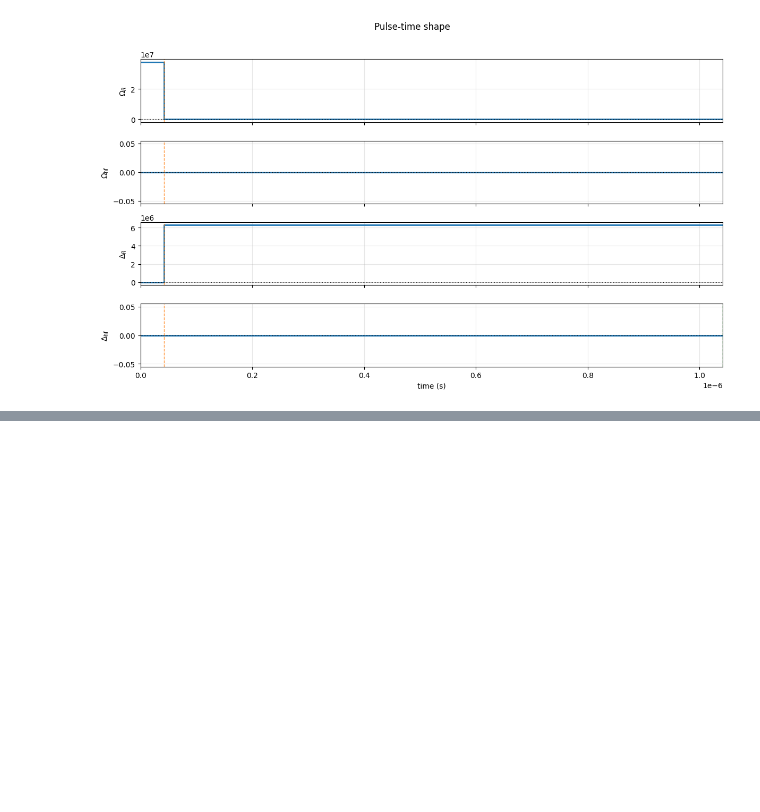
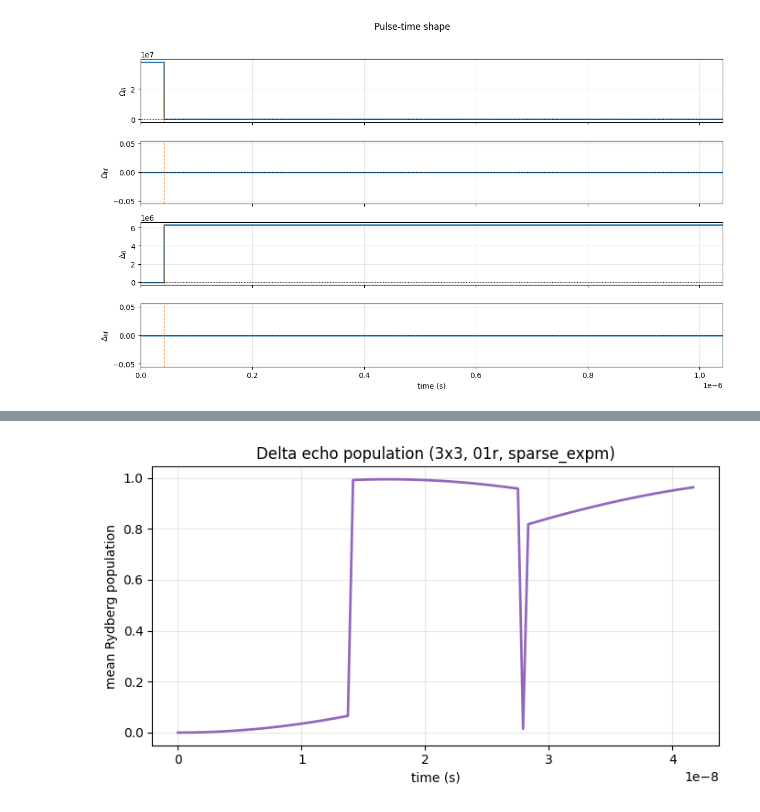
Before and after one commit to ChanceSiyuan/Ryd-gate-modeling, a Jupyter notebook: scripts/notebooks/plus_state_preparation.ipynb, the cells around one changed output, grey strips where cells are left out. Drawn from its saved outputs; the diff is of its cells as text; code cells hidden in the pictures; blank space fills up the shorter version.

```diff
--- a/scripts/notebooks/plus_state_preparation.ipynb
+++ b/scripts/notebooks/plus_state_preparation.ipynb
@@ -152,0 +314,85 @@ N=9, prep-end fidelity to (|1> - i|r>)/sqrt(2)^9: 0.9639
+# %%
+# Delta echo fidelity
+
+geom_delta = make_square_lattice( Lx,  Ly, spacing_um= spacing)
+system_delta = RydbergSystem.from_lattice(
+    geom_delta,
+    level_structure="01r",
+    interaction=InteractionSpec(C6=DEFAULT_C6, mode= echo_interaction_mode),
+    protocol=delta_echo_proto,
+    Omega=OMEGA_R,
+)
+t_eval_delta = np.linspace(0.0, delta_echo_proto._t_gate, 25)
+sim_backend = "sparse_expm"
+if sim_backend in {"tenpy", "gputn", "tn"}:
+    delta_dt = min( dt, delta_echo_proto._t_gate / max(1,  steps))
+    res_delta = simulate(
+        system_delta,
+        [],
+        "all_1",
+        backend=sim_backend,
+        backend_options={"chi_max":  chi_max, "dt": delta_dt, "svd_min": 1e-10},
+        method="tdvp",
+        t_eval=t_eval_delta,
+        observables=["n_0", "n_1", "n_i", "n_mean"],
+    )
+    spec_delta = res_delta.metadata["tn_spec"]
+    target_delta = product_superposition_mps(
+        spec_delta,
+        zero_amp=0.0,
+        ground_amp=1 / np.sqrt(2),
+        rydberg_amp=-1j / np.sqrt(2),
+    )
+    fid_delta = mps_fidelity(target_delta, res_delta.psi_final)
+    t_delta = res_delta.times
+    n_r_delta_mean = res_delta.metadata["obs"]["n_i"].mean(axis=1)
+else:
+    res_delta = simulate(
+        system_delta,
+        [],
+        "all_1",
+        backend=sim_backend,
+        backend_options={"n_steps": delta_echo_proto.n_steps},
+        t_eval=t_eval_delta,
+    )
+    target_delta = sum(
+        (-1j) ** sum(c == "r" for c in cfg) * system_delta.product_state(list(cfg))
+        for cfg in product(["1", "r"], repeat= N)
+    ) / (2 ** ( N / 2))
+    fid_delta = float(np.abs(np.vdot(target_delta, res_delta.psi_final)) ** 2)
+    psi0_delta = system_delta.product_state(["1"] *  N)
+    t_delta = np.concatenate([[0.0], res_delta.times])
+    states_delta = [psi0_delta, *res_delta.states]
+    n_r_delta_mean = np.array([
+        np.mean([system_delta.expectation(f"n_r_{i}", psi) for i in range( N)])
+        for psi in states_delta
+    ])
+
+final_n_r_delta = float(n_r_delta_mean[-1])
+delta_echo_row = {
+    "strategy": "sublattice-X delta echo",
+    "fidelity": fid_delta,
+    "times": t_delta,
+    "n_r_mean": n_r_delta_mean,
+    "final_n_r_mean": final_n_r_delta,
+    "t_gate": delta_echo_proto._t_gate,
+}
+echo_comparison = [row for row in globals().get("echo_comparison", []) if row["strategy"] != delta_echo_row["strategy"]]
+echo_comparison.append(delta_echo_row)
+
+print(
+    f"{delta_echo_row['strategy']}: "
+    f"F={fid_delta:.6f}, "
+    f"<n_r>_final={final_n_r_delta:.4f}, "
+    f"t_gate={delta_echo_proto._t_gate:.2e} s"
+)
+
+fig_delta, ax_delta = plt.subplots(figsize=(7, 4))
+ax_delta.plot(t_delta, n_r_delta_mean, lw=2, color="tab:purple")
+ax_delta.set_xlabel("time (s)")
+ax_delta.set_ylabel("mean Rydberg population")
+ax_delta.set_title(f"Delta echo population ({ Lx}x{ Ly}, 01r, {sim_backend})")
+ax_delta.grid(alpha=0.3)
+plt.tight_layout()
+plt.show()
+# %% [output]
@@ -152,0 +400 @@ N=9, prep-end fidelity to (|1> - i|r>)/sqrt(2)^9: 0.9639
+[figure, added]
```
Also changed, not shown: parts of 10 cells of this notebook, 19 other files.
